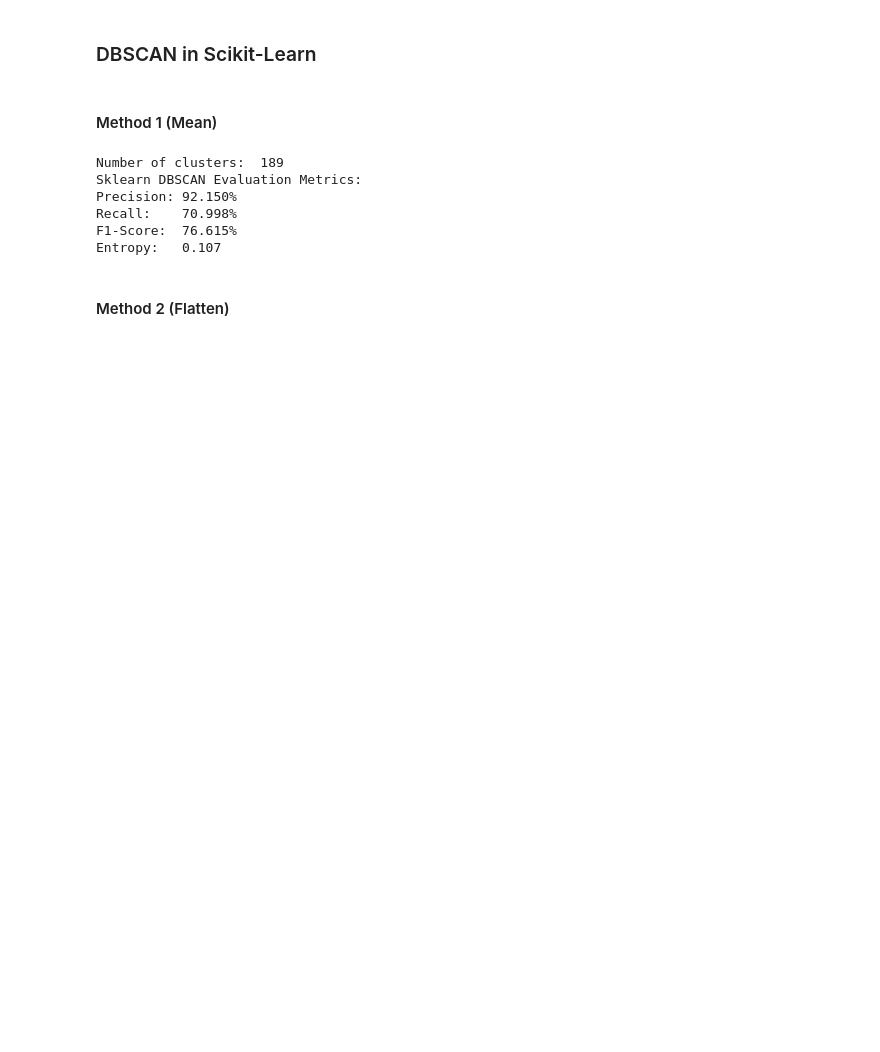
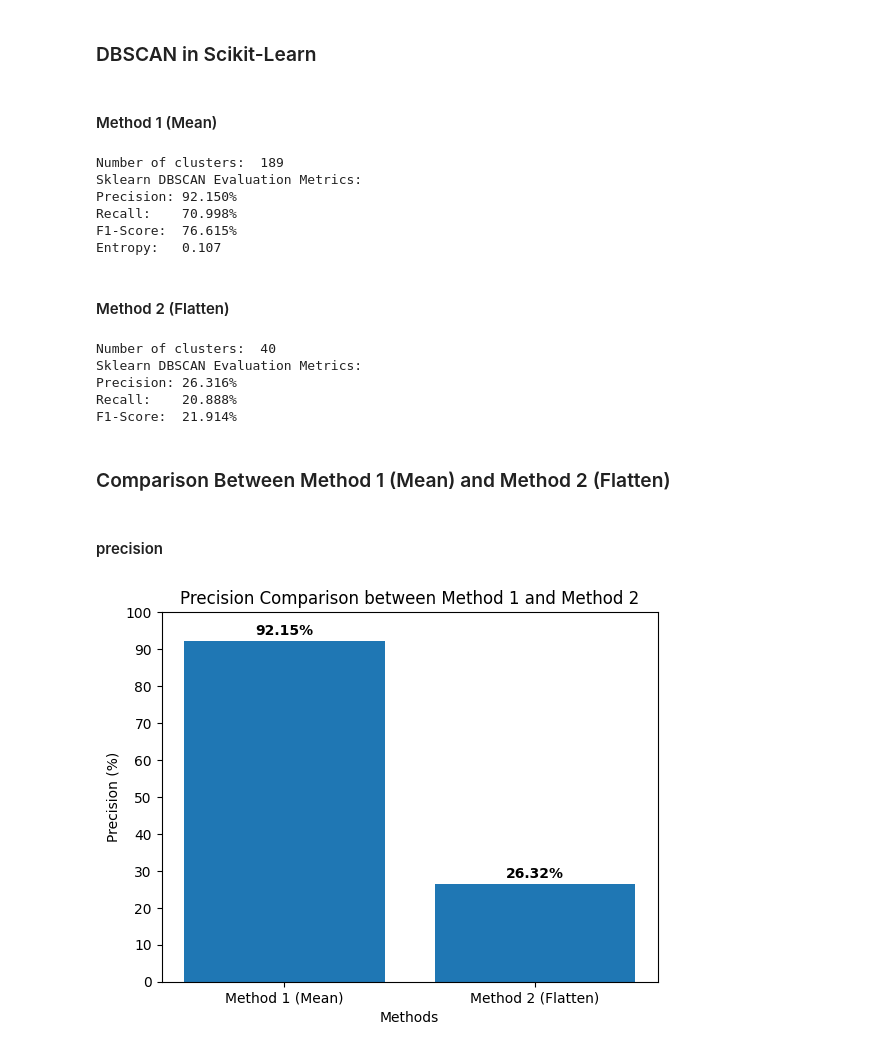
Before and after one commit to YoussefAboelwafa/Activity-Detection, a Jupyter notebook: DBSCAN.ipynb, the cells around one changed output. Cells and saved outputs as stored; diff of their text form; code cells hidden in the pictures; blank space fills up the shorter version.

Commit message:
Method 1 & 2 Comparisons

```diff
--- a/DBSCAN.ipynb
+++ b/DBSCAN.ipynb
@@ -14,12 +15,12 @@ import warnings
 warnings.filterwarnings("ignore")
 # %%
 X_train1, y_train1, X_test1, y_test1 = generate_data_matrix(method="mean")
-# X_train2, y_train2, X_test2, y_test2 = generate_data_matrix(method="flatten")
+X_train2, y_train2, X_test2, y_test2 = generate_data_matrix(method="flatten")
 
 X1 = X_test1
 y1 = y_test1
-# X2 = X_test2
-# y2 = y_test2
+X2 = X_test2
+y2 = y_test2
 
 number_of_clusters = 0
 
@@ -149,6 +150,9 @@ precision = precision_score(y1, y_pred_mapped, average="weighted")
 recall = recall_score(y1, y_pred_mapped, average="weighted")
 f1 = f1_score(y1, y_pred_mapped, average="weighted")
 entropy = entropy_score(y1, y_pred_mapped)
+mean_precision = precision
+mean_recall = recall
+mean_f1 = f1
 
 print("Implemented DBSCAN Evaluation Metrics:")
 print("Precision: {:.3f}%".format(precision * 100))
@@ -214,24 +225,55 @@ Entropy:   0.107
 # %% [markdown]
 #### Method 2 (Flatten)
 # %%
-# dbscan2 = DBSCAN(eps=eps2, min_samples=n_samples2)
+dbscan2 = DBSCAN(eps=eps, min_samples=n_samples)
 
-# # Fit the model to the data
-# dbscan2.fit(X2)
+# Fit the model to the data
+dbscan2.fit(X2)
 
-# # Print the cluster labels for each data point
-# y_pred_sklearn = dbscan2.labels_
-# num_clusters = len(np.unique(y_pred_sklearn[y_pred_sklearn != -1]))
-# print("Number of clusters: ", num_clusters)
-# y_pred_sklearn_mapped = map_labels(y2, y_pred_sklearn)
+# Print the cluster labels for each data point
+y_pred_sklearn = dbscan2.labels_
+num_clusters = len(np.unique(y_pred_sklearn[y_pred_sklearn != -1]))
+print("Number of clusters: ", num_clusters)
+y_pred_sklearn_mapped = map_labels(y2, y_pred_sklearn)
 
-# precision = precision_score(y2, y_pred_sklearn_mapped, average="weighted")
-# recall = recall_score(y2, y_pred_sklearn_mapped, average="weighted")
-# f1 = f1_score(y2, y_pred_sklearn_mapped, average="weighted")
-# entropy = entropy_score(y2, y_pred_sklearn_mapped)
+precision = precision_score(y2, y_pred_sklearn_mapped, average="weighted")
+recall = recall_score(y2, y_pred_sklearn_mapped, average="weighted")
+f1 = f1_score(y2, y_pred_sklearn_mapped, average="weighted")
+entropy = entropy_score(y2, y_pred_sklearn_mapped)
 
-# print("Sklearn DBSCAN Evaluation Metrics:")
-# print("Precision: {:.3f}%".format(precision * 100))
-# print("Recall:    {:.3f}%".format(recall * 100))
-# print("F1-Score:  {:.3f}%".format(f1 * 100))
-# print("Entropy:   {:.3f}".format(entropy))
+print("Sklearn DBSCAN Evaluation Metrics:")
+print("Precision: {:.3f}%".format(precision * 100))
+print("Recall:    {:.3f}%".format(recall * 100))
+print("F1-Score:  {:.3f}%".format(f1 * 100))
+# %% [output]
+Number of clusters:  40
+Sklearn DBSCAN Evaluation Metrics:
+Precision: 26.316%
+Recall:    20.888%
+F1-Score:  21.914%
+# %% [markdown]
+### Comparison Between Method 1 (Mean) and Method 2 (Flatten)
+# %% [markdown]
+#### precision
+# %%
+# Define the precisions
+precisions = [mean_precision * 100, flatten_precision * 100]  # Convert to percentages
+
+# Define the method names
+methods = ['Method 1 (Mean)', 'Method 2 (Flatten)']
+
+# Create the bar chart
+bars = plt.bar(methods, precisions)
+
+# Add the precision values on top of the bars
+for bar in bars:
+    yval = bar.get_height()
+    plt.text(bar.get_x() + bar.get_width()/2, yval + 1, f'{yval:.2f}%', ha='center', va='bottom', fontweight='bold')
+
+plt.xlabel('Methods')
+plt.ylabel('Precision (%)')  # Indicate that precision is in percentages
+plt.title('Precision Comparison between Method 1 and Method 2')
+plt.yticks(np.arange(0, 101, 10))  # Set y-axis ticks from 0 to 100
+plt.show()
+# %% [output]
+[figure, added]
```
Also changed, not shown: parts of 6 cells of this notebook.
